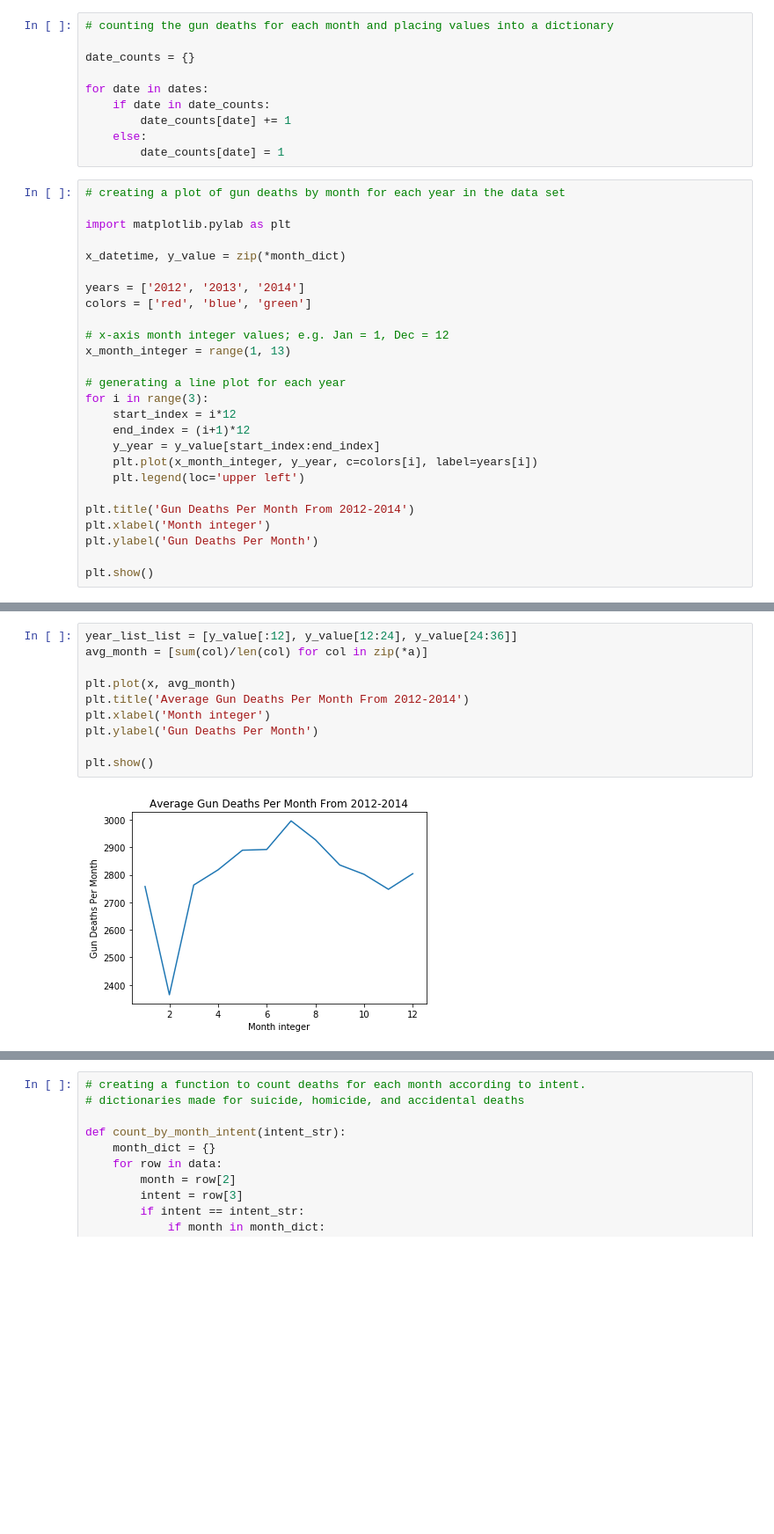
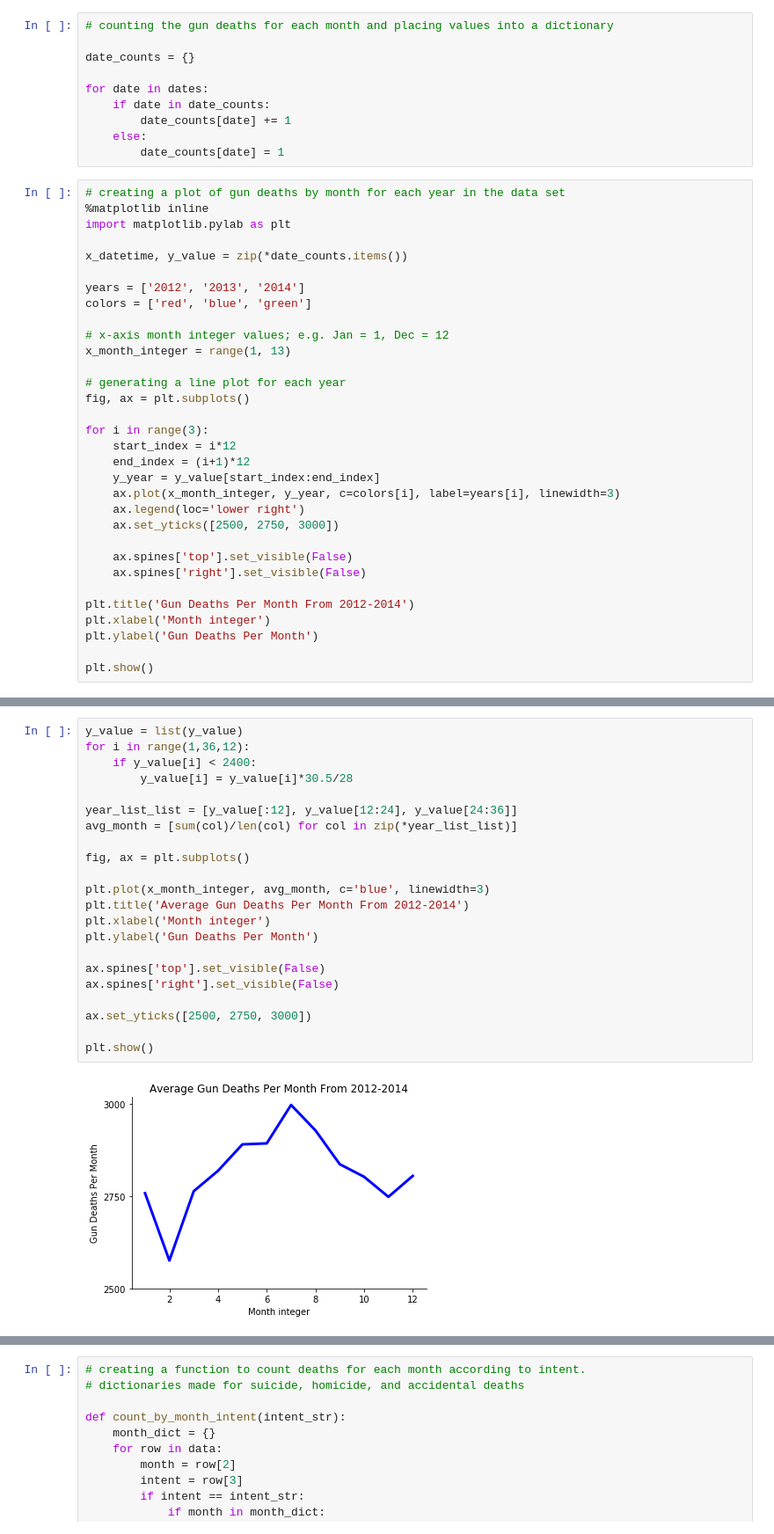
Before and after one commit to mborysiak/Analysis-of-Gun-Deaths-in-America, a Jupyter notebook: Analysis of Gun Deaths in America.ipynb, the cells around one changed output, grey strips where cells are left out. Shown at 88% size. Saved outputs shown, nothing was run; the diff lists cells and outputs as text; blank space fills up the shorter version.

```diff
--- a/Analysis of Gun Deaths in America.ipynb
+++ b/Analysis of Gun Deaths in America.ipynb
@@ -105,10 +95,10 @@ for date in dates:
         date_counts[date] = 1
 # %%
 # creating a plot of gun deaths by month for each year in the data set
-
+%matplotlib inline
 import matplotlib.pylab as plt
 
-x_datetime, y_value = zip(*month_dict)
+x_datetime, y_value = zip(*date_counts.items())
 
 years = ['2012', '2013', '2014']
 colors = ['red', 'blue', 'green']
@@ -117,12 +107,18 @@ colors = ['red', 'blue', 'green']
 x_month_integer = range(1, 13)
 
 # generating a line plot for each year
+fig, ax = plt.subplots()
+
 for i in range(3):
     start_index = i*12
     end_index = (i+1)*12
     y_year = y_value[start_index:end_index]
-    plt.plot(x_month_integer, y_year, c=colors[i], label=years[i])
-    plt.legend(loc='upper left')
+    ax.plot(x_month_integer, y_year, c=colors[i], label=years[i], linewidth=3)
+    ax.legend(loc='lower right')
+    ax.set_yticks([2500, 2750, 3000])
+
+    ax.spines['top'].set_visible(False)
+    ax.spines['right'].set_visible(False)
 
 plt.title('Gun Deaths Per Month From 2012-2014')
 plt.xlabel('Month integer')
@@ -137,12 +138,24 @@ While the plot shows slight variation between years, some trends do emerge. The
 # %%
+y_value = list(y_value)
+for i in range(1,36,12):
+    if y_value[i] < 2400:
+        y_value[i] = y_value[i]*30.5/28
+
 year_list_list = [y_value[:12], y_value[12:24], y_value[24:36]]
-avg_month = [sum(col)/len(col) for col in zip(*a)]
+avg_month = [sum(col)/len(col) for col in zip(*year_list_list)]
 
-plt.plot(x, avg_month)
+fig, ax = plt.subplots()
+
+plt.plot(x_month_integer, avg_month, c='blue', linewidth=3)
 plt.title('Average Gun Deaths Per Month From 2012-2014')
 plt.xlabel('Month integer')
 plt.ylabel('Gun Deaths Per Month')
 
+ax.spines['top'].set_visible(False)
+ax.spines['right'].set_visible(False)
+
+ax.set_yticks([2500, 2750, 3000])
+
 plt.show()
 # %% [output]
-[figure, old version]
+[figure, new version]
```
Also changed, not shown: parts of 12 cells of this notebook.
